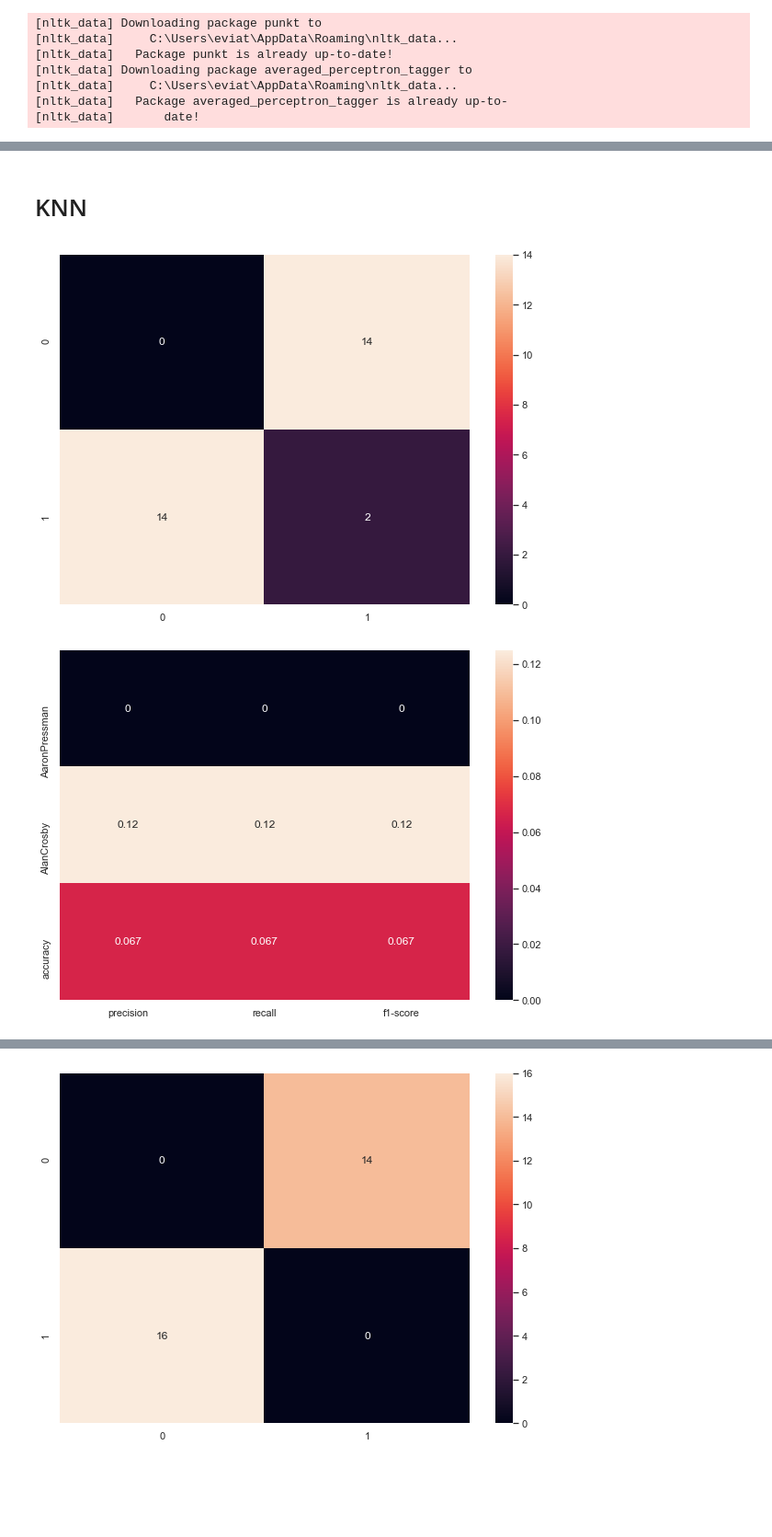
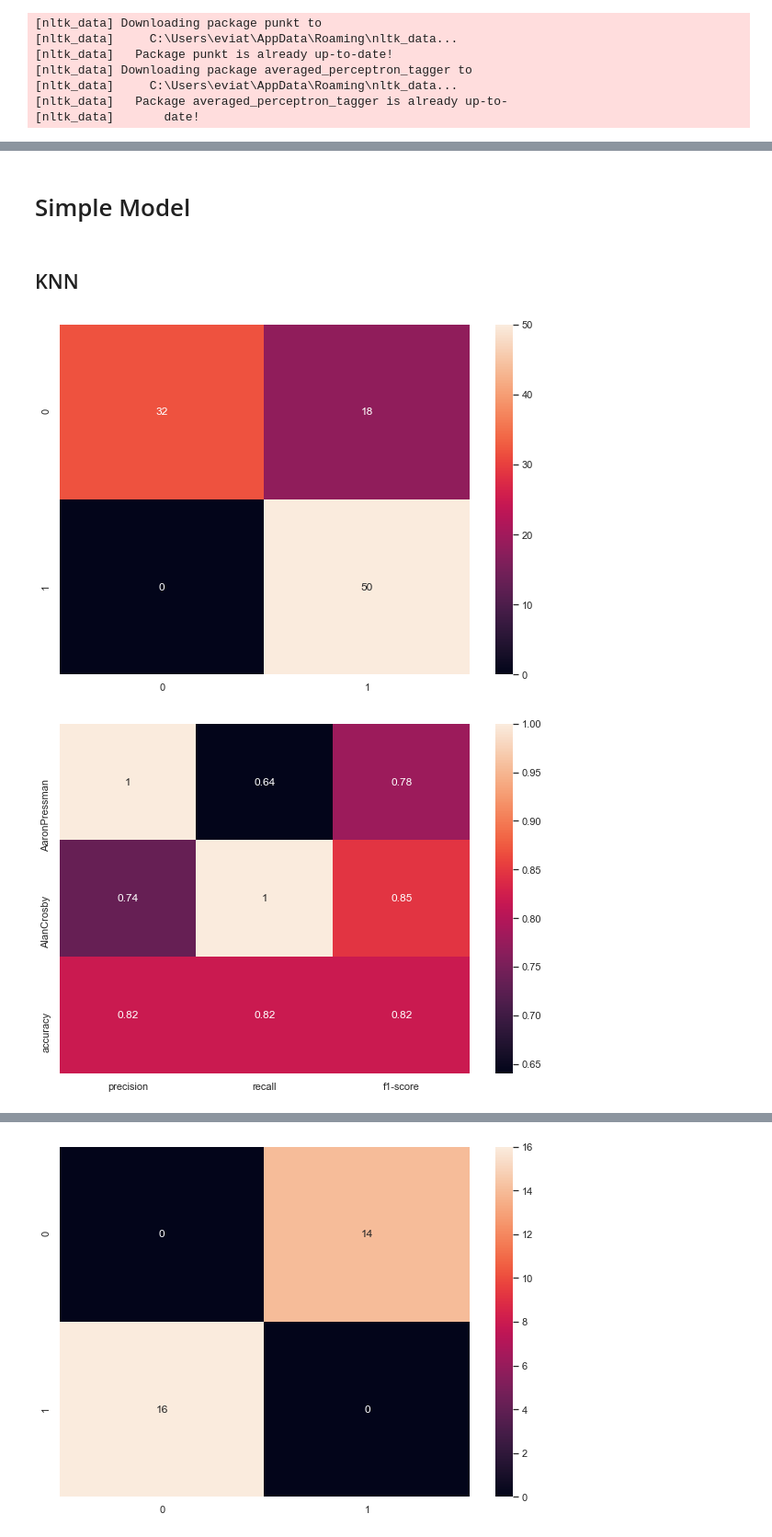
Before and after one commit to EN555/Author-Identification, a Jupyter notebook: Eviatar_models.ipynb, the cells around one changed output, grey strips where cells are left out. Shown at 92% size. Cells and saved outputs as stored; diff of their text form; code cells hidden in the pictures; blank space fills up the shorter version.

Commit message:
model improvement

```diff
--- a/Eviatar_models.ipynb
+++ b/Eviatar_models.ipynb
@@ -54,15 +52,17 @@ x_test.shape
+# %% [markdown]
+# Simple Model
 # %% [markdown]
-# KNN
+## KNN
 # %%
 from sklearn.neighbors import KNeighborsClassifier
 class KNN(Model):
     def train(self, x_train, y_train,**kwargs):
         self.mnb = KNeighborsClassifier(n_neighbors=10, weights= 'distance', p=2)
         self.mnb.fit(x_train, y_train)
         return self.mnb
     def predict(self,x_validation):
         return self.mnb.predict(x_validation)
-KNN().pipeline(x_train, y_train, x_validation.values, y_validation,"nevdsvdsv",do_cross_validation=False)
+KNN().pipeline(x_train, y_train, x_test.values, y_test,"simple KNN",do_cross_validation=False)
 # %% [output]
-[figure, old version]
+[figure, new version]
-[figure, old version]
+[figure, new version]
```
Also changed, not shown: parts of 15 cells of this notebook.
